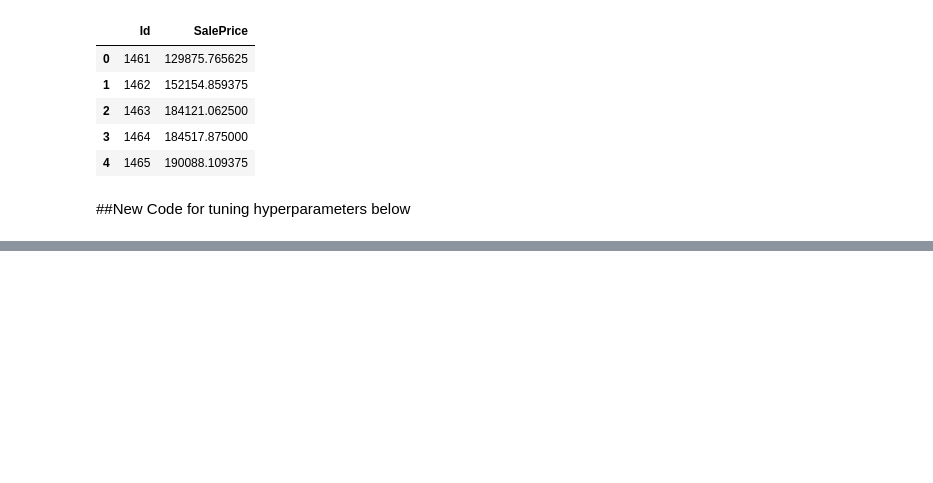
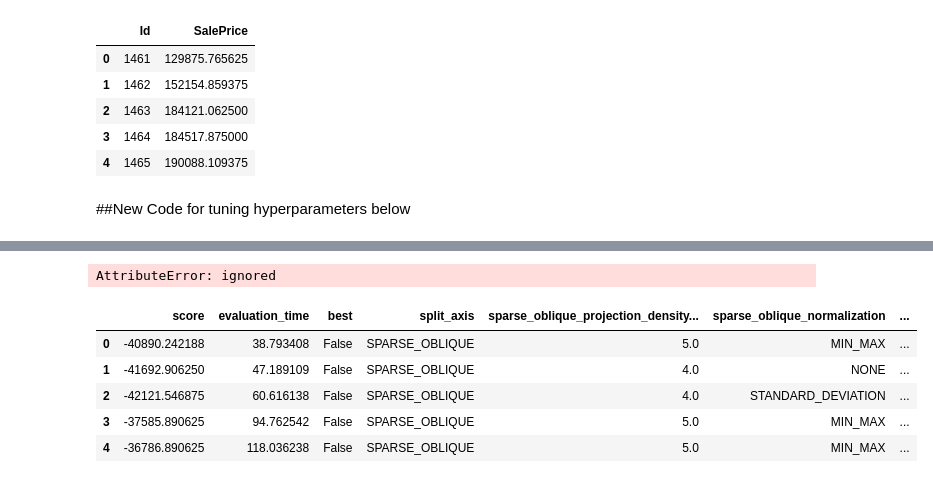
Before and after one commit to lkkcpaul/BostonHousePrice, a Jupyter notebook: Ian_starter_notebook_tfdf.ipynb, the cells around one changed output, grey strips where cells are left out. Saved outputs shown, nothing was run; the diff lists cells and outputs as text; code cells hidden in the pictures; blank space fills up the shorter version.

```diff
--- a/Ian_starter_notebook_tfdf.ipynb
+++ b/Ian_starter_notebook_tfdf.ipynb
@@ -475,0 +482,18 @@ default_column_guide {
+# %%
+# Evaluate the model
+tuned_model.compile(["accuracy"])
+tuned_test_accuracy = tuned_model.evaluate(test_ds, return_dict=True, verbose=0)["accuracy"]
+print(f"Test accuracy with the TF-DF hyper-parameter tuner: {tuned_test_accuracy:.4f}")
+# %% [output]
+AttributeError: ignored
+# %%
+# Display the tuning logs.
+tuning_logs = tuned_model.make_inspector().tuning_logs()
+tuning_logs.head()
+# %% [output]
+|  | score | evaluation_time | best | split_axis | sparse_oblique_projection_density... | sparse_oblique_normalization | ... |
+| 0 | -40890.242188 | 38.793408 | False | SPARSE_OBLIQUE | 5.0 | MIN_MAX | ... |
+| 1 | -41692.906250 | 47.189109 | False | SPARSE_OBLIQUE | 4.0 | NONE | ... |
+| 2 | -42121.546875 | 60.616138 | False | SPARSE_OBLIQUE | 4.0 | STANDARD_DEVIATION | ... |
+| 3 | -37585.890625 | 94.762542 | False | SPARSE_OBLIQUE | 5.0 | MIN_MAX | ... |
+| 4 | -36786.890625 | 118.036238 | False | SPARSE_OBLIQUE | 5.0 | MIN_MAX | ... |
```
Also changed, not shown: parts of 5 cells of this notebook.
